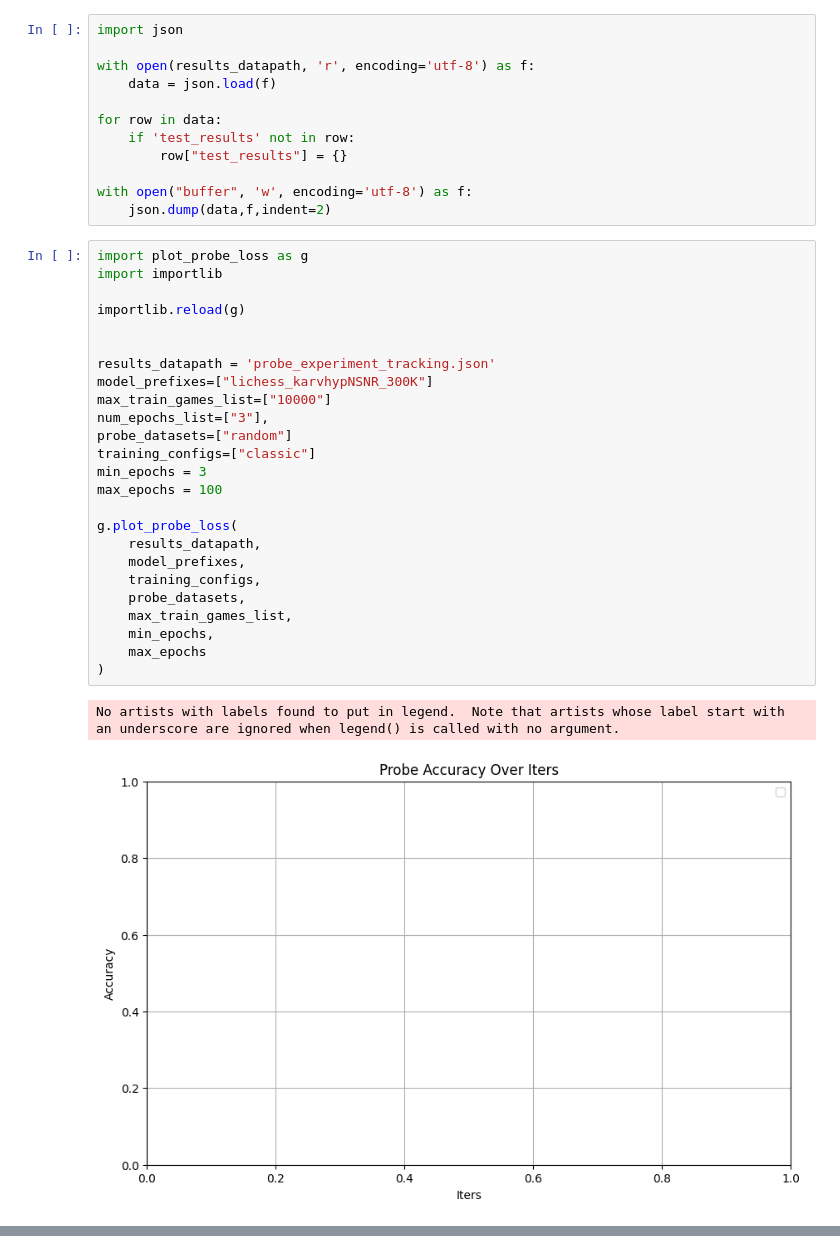
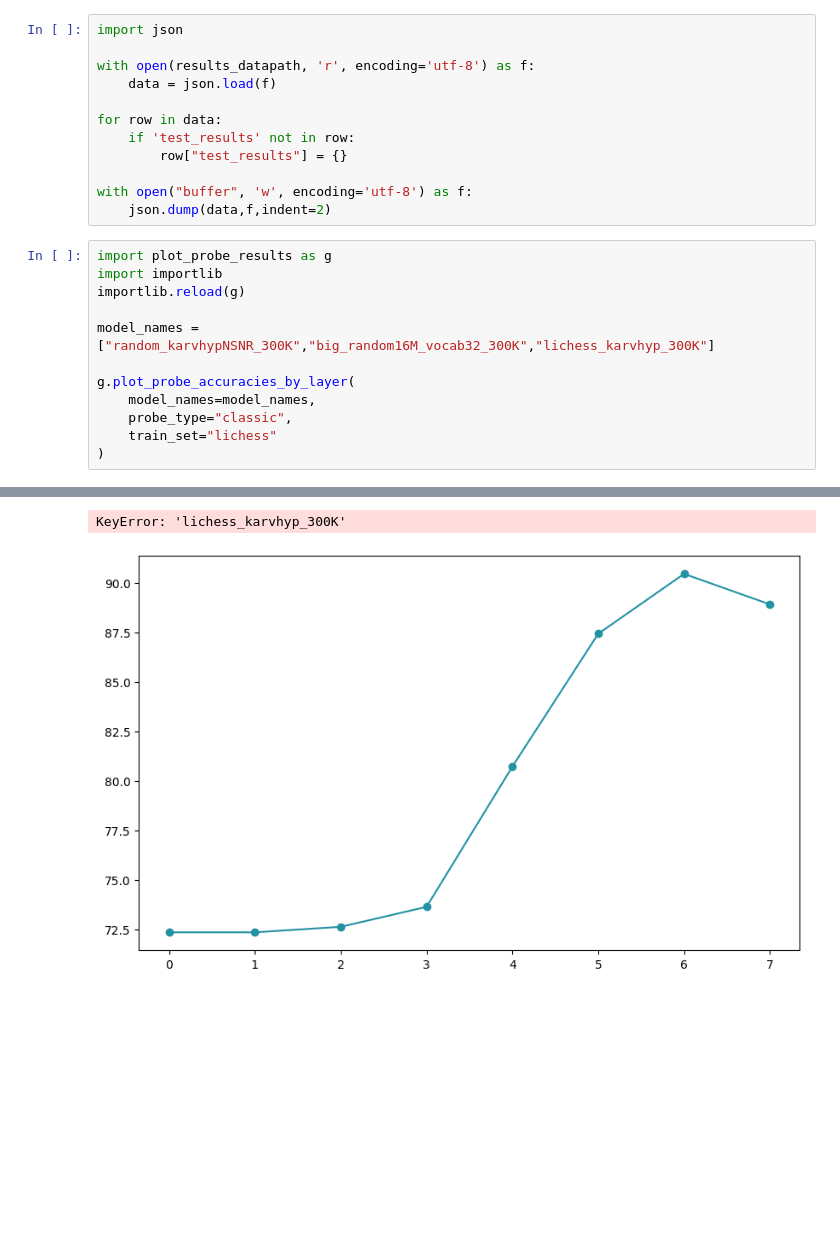
Before and after one commit to MarcosElFlamenco/NewInterpretability, a Jupyter notebook: ploting/view_probe_results.ipynb, the cells around one changed output, grey strips where cells are left out. Cells and saved outputs as stored; diff of their text form; blank space fills up the shorter version.

```diff
--- a/ploting/view_probe_results.ipynb
+++ b/ploting/view_probe_results.ipynb
@@ -139,31 +130,16 @@ for row in data:
 
 with open("buffer", 'w', encoding='utf-8') as f:
     json.dump(data,f,indent=2)
-# %%
-import plot_probe_loss as g
-import importlib
-
-importlib.reload(g)
-
-
-results_datapath = 'probe_experiment_tracking.json'
-model_prefixes=["lichess_karvhypNSNR_300K"]
-max_train_games_list=["10000"]
-num_epochs_list=["3"],
-probe_datasets=["random"]
-training_configs=["classic"]
-min_epochs = 3
-max_epochs = 100
-
-g.plot_probe_loss(
-    results_datapath,
-    model_prefixes,
-    training_configs,
-    probe_datasets,
-    max_train_games_list,
-    min_epochs,
-    max_epochs
-)
-# %% [output]
-No artists with labels found to put in legend.  Note that artists whose label start with an underscore are ignored when legend() is called with no argument.
-[figure, removed]
+# %%
+import plot_probe_results as g
+import importlib
+importlib.reload(g)
+
+model_names = ["random_karvhypNSNR_300K","big_random16M_vocab32_300K","lichess_karvhyp_300K"]
+
+g.plot_probe_accuracies_by_layer(
+    model_names=model_names,
+    probe_type="classic",
+    train_set="lichess"
+)
+# %% [output]
@@ -169,0 +162,2 @@ No artists with labels found to put in legend.  Note that artists whose label st
+KeyError: 'lichess_karvhyp_300K'
+[figure, added]
```
Also changed, not shown: parts of 3 cells of this notebook, 11 other files.
